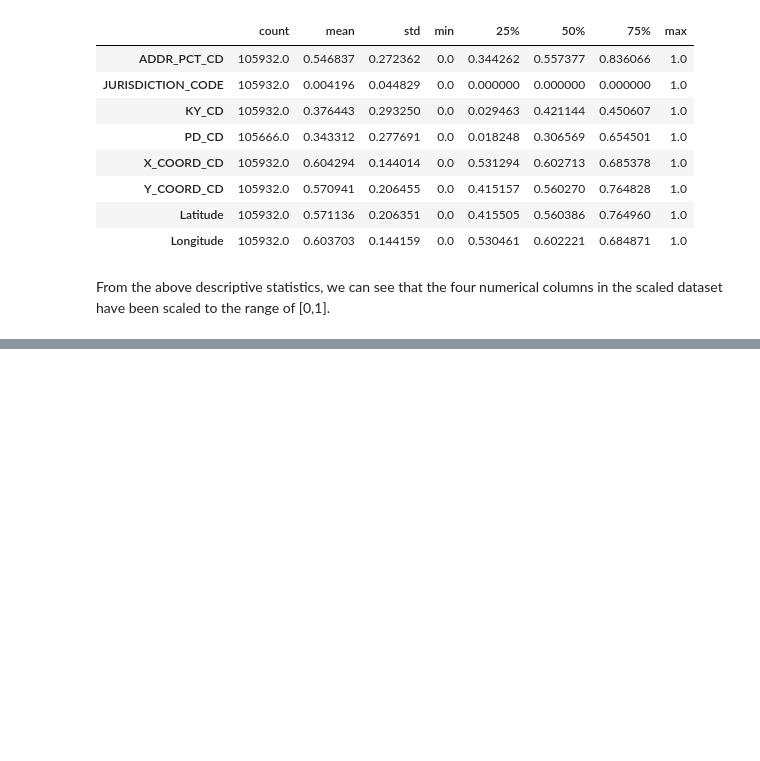
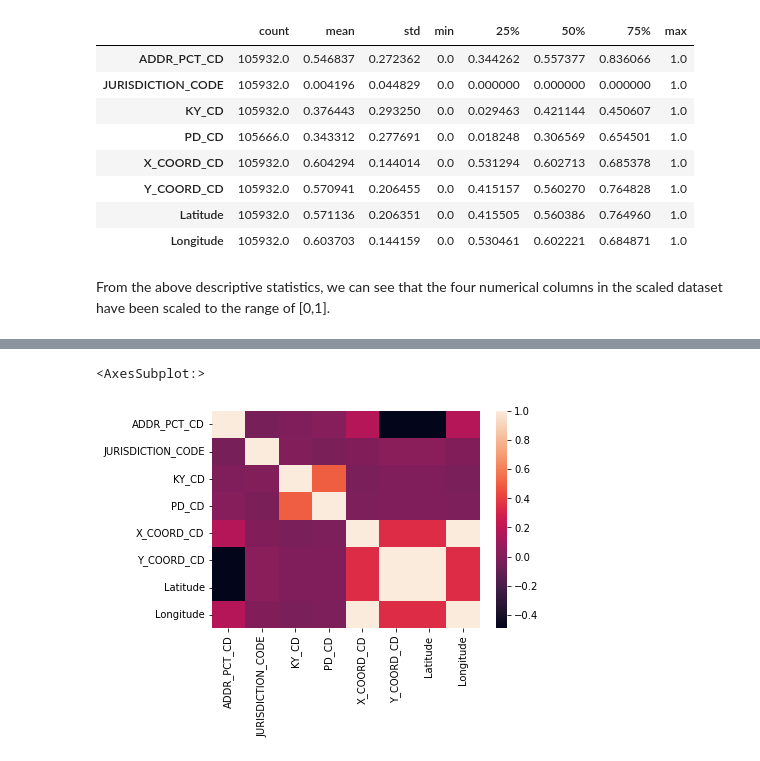
Before and after one commit to chadasravani/IST5520_Group1_NYPD_Complaint_Data, a Jupyter notebook: NYPD_Project.ipynb, the cells around one changed output, grey strips where cells are left out. Cells and saved outputs as stored; diff of their text form; code cells hidden in the pictures; blank space fills up the shorter version.

Commit message:
Updated file with correlation analysis

```diff
--- a/NYPD_Project.ipynb
+++ b/NYPD_Project.ipynb
@@ -316,0 +337,6 @@ From the above descriptive statistics, we can see that the four numerical column
+# %%
+# Compute and plot the pair-wise correlations
+sns.heatmap(df.corr())
+# %% [output]
+<AxesSubplot:>
+[figure, added]
```
Also changed, not shown: parts of 10 cells of this notebook.
